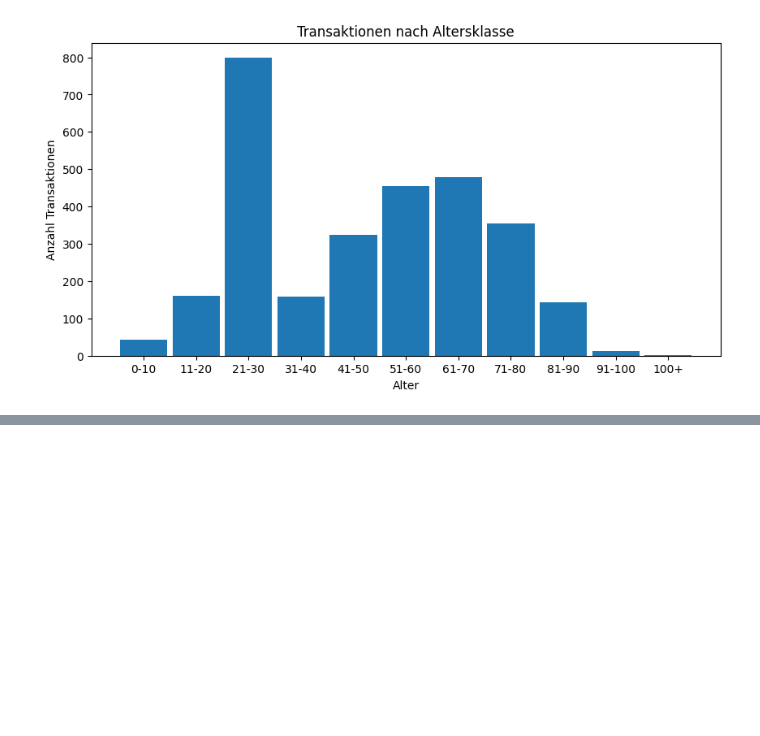
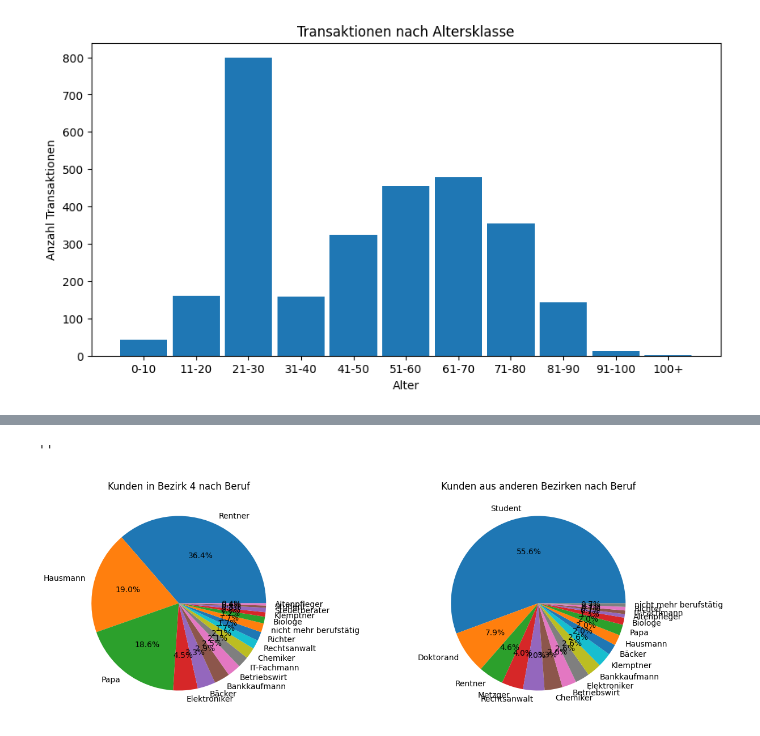
Before and after one commit to xTerradon/DHBW_DataScience, a Jupyter notebook: main.ipynb, the cells around one changed output, grey strips where cells are left out. Cells and saved outputs as stored; diff of their text form; code cells hidden in the pictures; blank space fills up the shorter version.

```diff
--- a/main.ipynb
+++ b/main.ipynb
@@ -186,0 +206,15 @@ plt.pie(transactions_by_profession, labels=transactions_by_profession.index, aut
+# %%
+wohnt_in_meinem_bezirk = kundendaten_cleaned["Wohnort_Bezirk"] == 4
+wohnende_nach_beruf = kundendaten_cleaned[wohnt_in_meinem_bezirk].groupby('Beruf').size().sort_values(ascending=False)
+andere_nach_beruf = kundendaten_cleaned[~wohnt_in_meinem_bezirk].groupby('Beruf').size().sort_values(ascending=False)
+
+
+fig, axs = plt.subplots(1,2, figsize=(15,5))
+axs[0].set_title("Kunden in Bezirk 4 nach Beruf")
+axs[0].pie(wohnende_nach_beruf, labels=wohnende_nach_beruf.index, autopct='%1.1f%%')
+axs[1].set_title("Kunden aus anderen Bezirken nach Beruf")
+axs[1].pie(andere_nach_beruf, labels=andere_nach_beruf.index, autopct='%1.1f%%')
+""
+# %% [output]
+''
+[figure, added]
```
Also changed, not shown: parts of 9 cells of this notebook.
